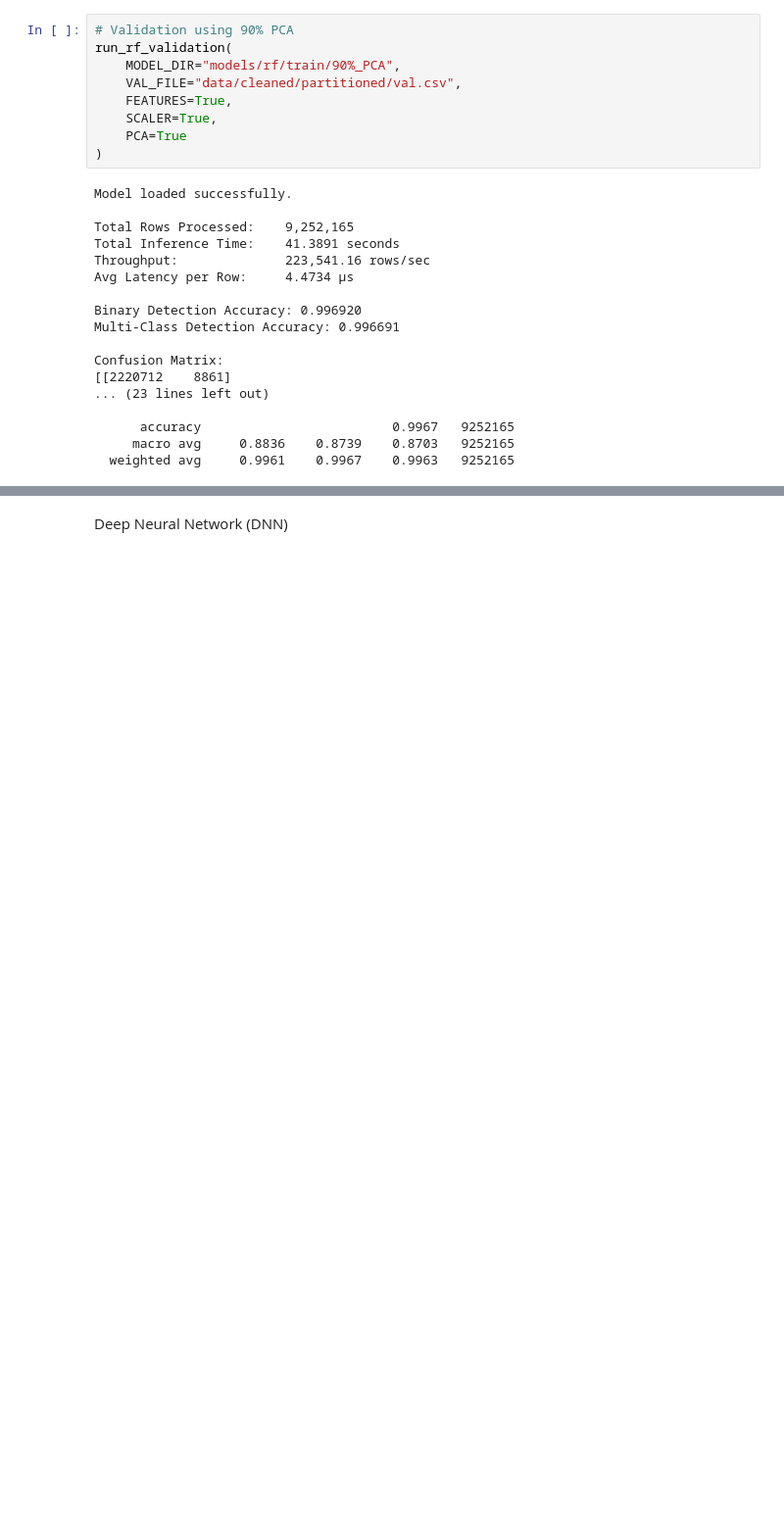
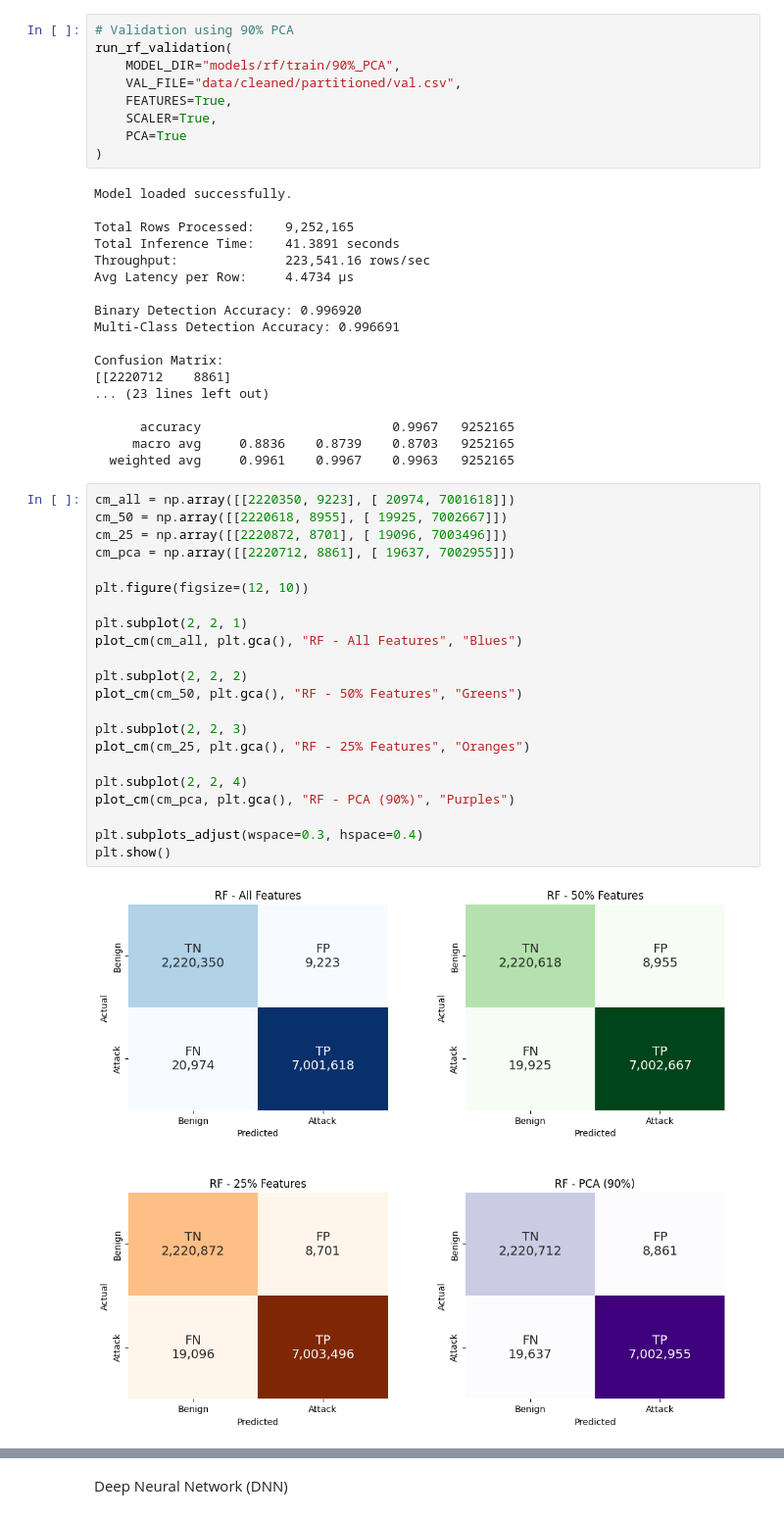
Before and after one commit to LukeMercieca/collaborative-IDS, a Jupyter notebook: src/collaborative_ids/02_base_model_training.ipynb, the cells around one changed output, grey strips where cells are left out. Shown at 98% size. Drawn from its saved outputs; the diff is of its cells as text; blank space fills up the shorter version.

```diff
--- a/src/collaborative_ids/02_base_model_training.ipynb
+++ b/src/collaborative_ids/02_base_model_training.ipynb
@@ -784,3 +1046,27 @@ Confusion Matrix:
       accuracy                         0.9967   9252165
      macro avg     0.8836    0.8739    0.8703   9252165
   weighted avg     0.9961    0.9967    0.9963   9252165
+# %%
+cm_all = np.array([[2220350, 9223], [ 20974, 7001618]])
+cm_50 = np.array([[2220618, 8955], [ 19925, 7002667]])
+cm_25 = np.array([[2220872, 8701], [ 19096, 7003496]])
+cm_pca = np.array([[2220712, 8861], [ 19637, 7002955]])
+
+plt.figure(figsize=(12, 10))
+
+plt.subplot(2, 2, 1)
+plot_cm(cm_all, plt.gca(), "RF - All Features", "Blues")
+
+plt.subplot(2, 2, 2)
+plot_cm(cm_50, plt.gca(), "RF - 50% Features", "Greens")
+
+plt.subplot(2, 2, 3)
+plot_cm(cm_25, plt.gca(), "RF - 25% Features", "Oranges")
+
+plt.subplot(2, 2, 4)
+plot_cm(cm_pca, plt.gca(), "RF - PCA (90%)", "Purples")
+
+plt.subplots_adjust(wspace=0.3, hspace=0.4)
+plt.show()
+# %% [output]
+[figure, added]
```
Also changed, not shown: parts of 11 cells of this notebook.
